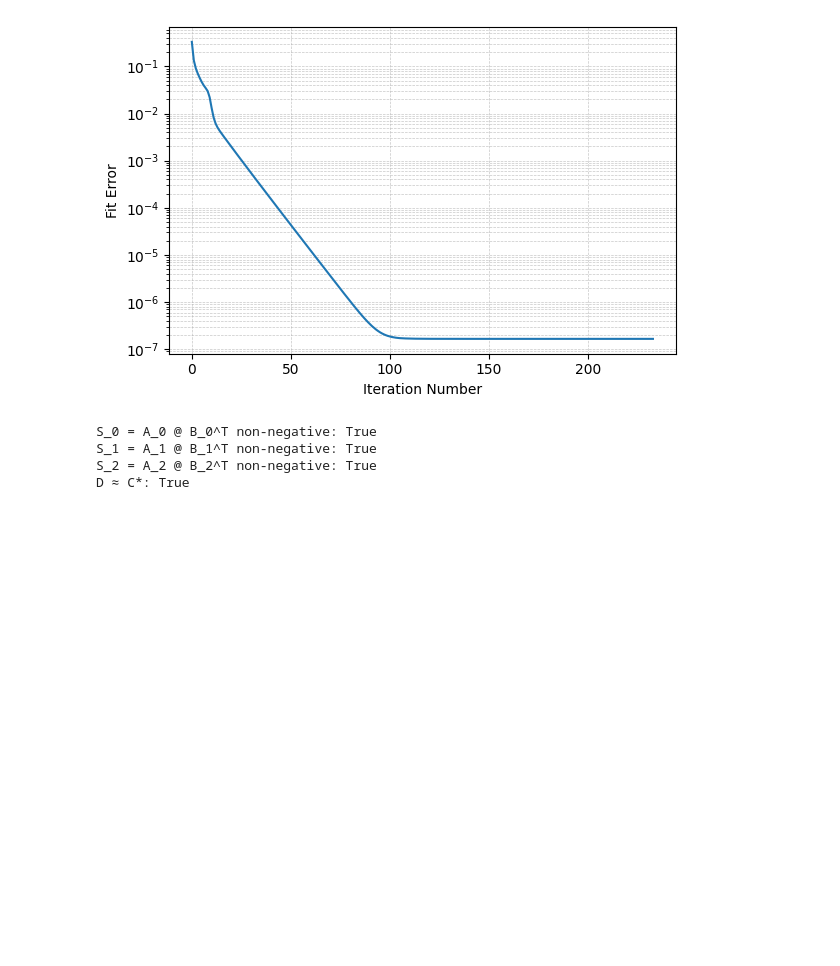
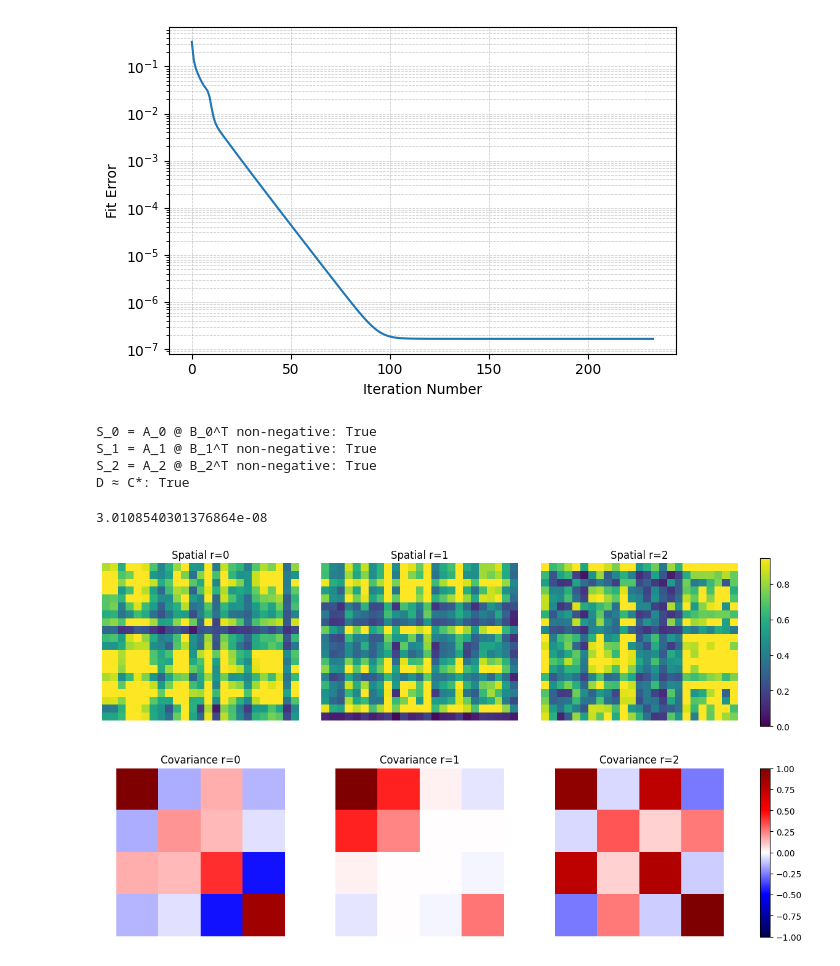
Before and after one commit to scbarreto/pyBBTD, a Jupyter notebook: notebooks/example_cov_bbtd.ipynb, the cells around one changed output. Saved outputs shown, nothing was run; the diff lists cells and outputs as text; code cells hidden in the pictures; blank space fills up the shorter version.

Commit message:
Visualization for BBTD added and functions renamed to match style

```diff
--- a/notebooks/example_cov_bbtd.ipynb
+++ b/notebooks/example_cov_bbtd.ipynb
@@ -75,3 +77,12 @@ S_0 = A_0 @ B_0^T non-negative: True
 S_1 = A_1 @ B_1^T non-negative: True
 S_2 = A_2 @ B_2^T non-negative: True
 D ≈ C*: True
+# %%
+X_est = bbtd.factors_to_tensor(A_est, B_est, C_est, D_est, phi, psi)
+print(np.linalg.norm(T0 - X_est) / np.linalg.norm(T0))  # relative error
+# %% [output]
+3.0108540301376864e-08
+# %%
+draw_bbtd.plot_BBTD_cov_terms(A_est, B_est, C_est, R, L1, L2)
+# %% [output]
+[figure, added]
```
Also changed, not shown: parts of 2 cells of this notebook, 17 other files.
